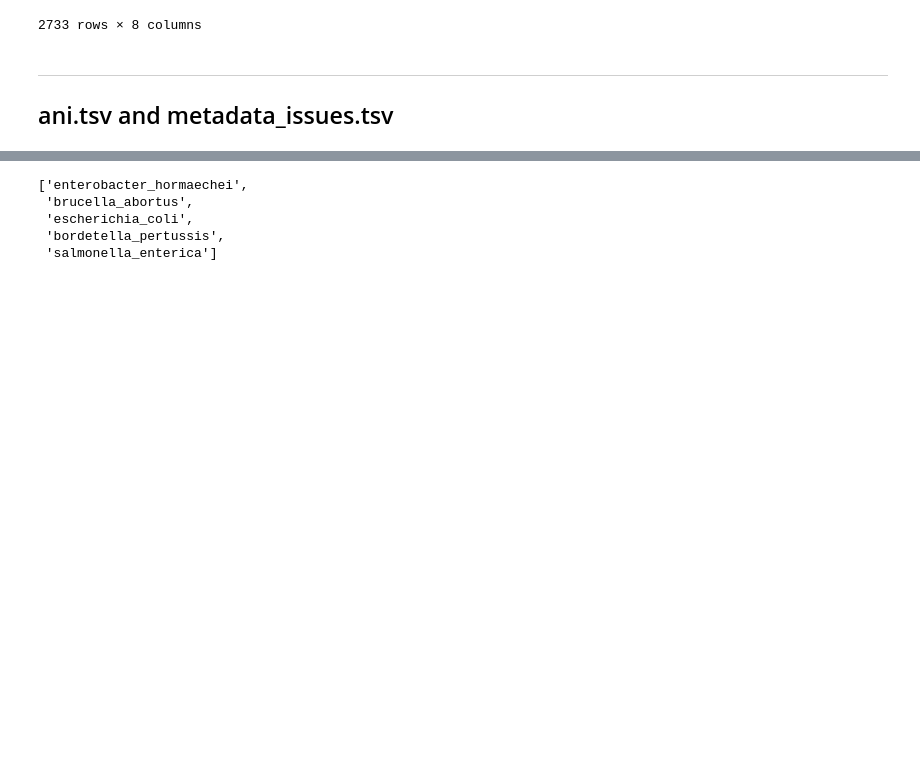
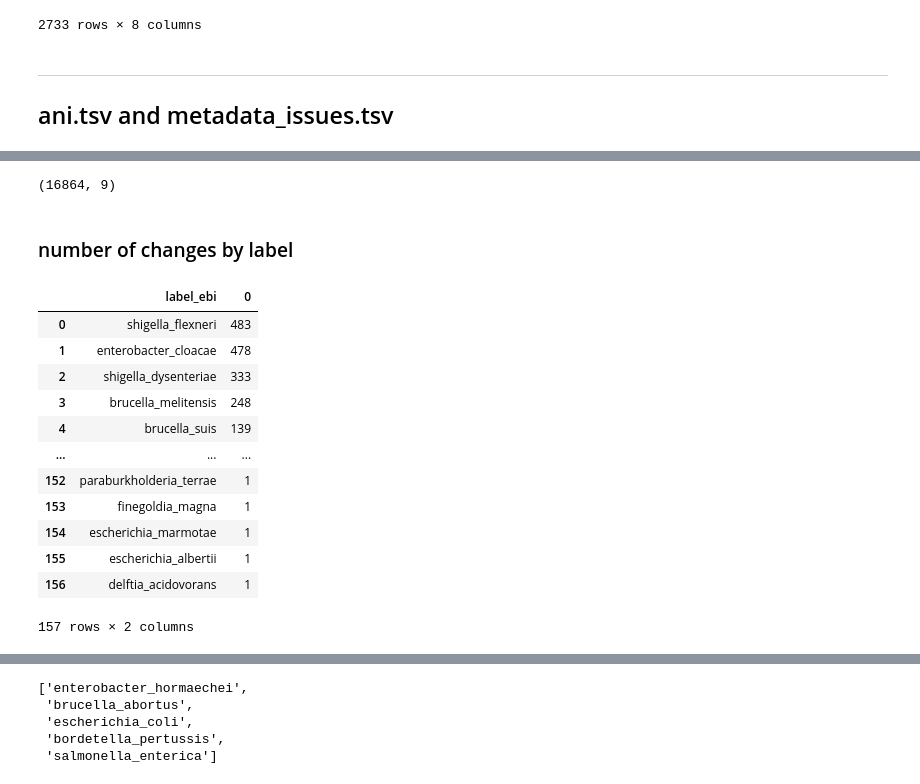
Before and after one commit to pg-space/panspace-paper, a Jupyter notebook: notebooks/ani-results.ipynb, the cells around one changed output, grey strips where cells are left out. Saved outputs shown, nothing was run; the diff lists cells and outputs as text; code cells hidden in the pictures; blank space fills up the shorter version.

```diff
--- a/notebooks/ani-results.ipynb
+++ b/notebooks/ani-results.ipynb
@@ -112,0 +101,24 @@ change_label
+# %%
+df_ani.shape
+# %% [output]
+(16864, 9)
+# %% [markdown]
+### number of changes by label
+# %%
+counts = change_label.groupby(by=["label_ebi"]).size().reset_index()
+counts.sort_values(by=0, ascending=False, inplace=True, ignore_index=True)
+counts
+# %% [output]
+|  | label_ebi | 0 |
+| 0 | shigella_flexneri | 483 |
+| 1 | enterobacter_cloacae | 478 |
+| 2 | shigella_dysenteriae | 333 |
+| 3 | brucella_melitensis | 248 |
+| 4 | brucella_suis | 139 |
+| ... | ... | ... |
+| 152 | paraburkholderia_terrae | 1 |
+| 153 | finegoldia_magna | 1 |
+| 154 | escherichia_marmotae | 1 |
+| 155 | escherichia_albertii | 1 |
+| 156 | delftia_acidovorans | 1 |
+157 rows × 2 columns
```
Also changed, not shown: parts of 5 cells of this notebook, 6 other files.
